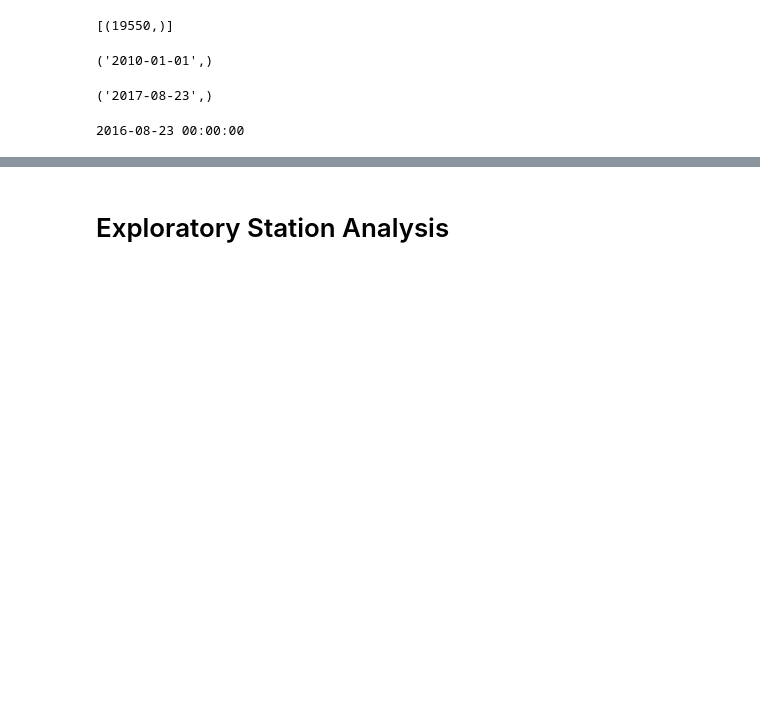
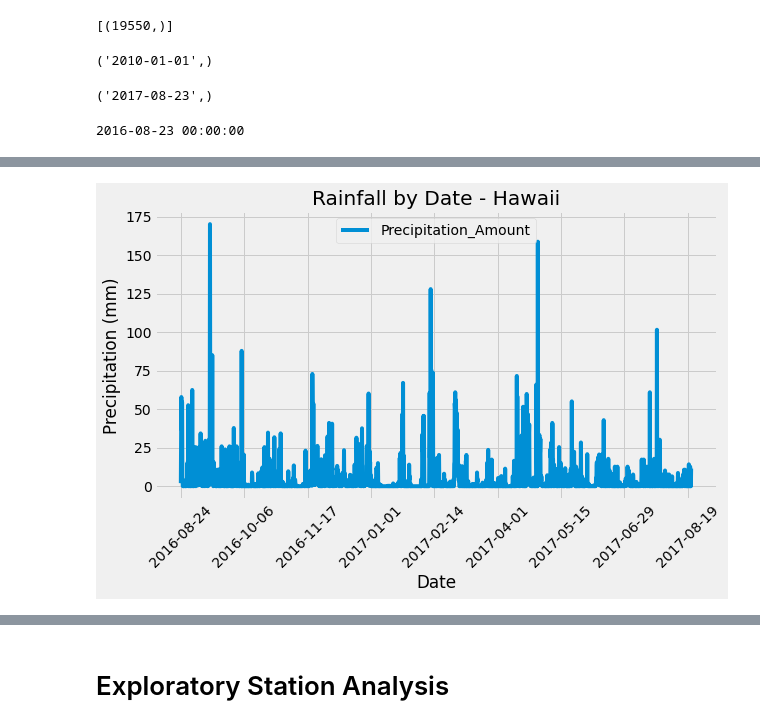
Before and after one commit to shanCH3n/sqlalchemy-challenge, a Jupyter notebook: SurfsUp/climate_analysis.ipynb, the cells around one changed output, grey strips where cells are left out. Drawn from its saved outputs; the diff is of its cells as text; code cells hidden in the pictures; blank space fills up the shorter version.

Commit message:
Completed climate analysis

```diff
--- a/SurfsUp/climate_analysis.ipynb
+++ b/SurfsUp/climate_analysis.ipynb
@@ -128,12 +128,12 @@ sel = [Measurement.date, Measurement.prcp]
 pastyear_precip = session.query(*sel).filter(Measurement.date >= query_date).all()
 # %%
 # Save the query results as a Pandas DataFrame and set the index to the date column
-prcp_df = pd.DataFrame(pastyear_precip).set_index()
+# Rename prcp column
+# Sort the dataframe by date
 
-# Rename prcp column
-prcp_df = prcp_df.rename(columns={'prcp':'precipitation'})
-
-# Sort the dataframe by date
-prcp_df = prcp_df.sort_values(by='date').dropna()
+prcp_df = pd.DataFrame(pastyear_precip, columns=['Date', 'Precipitation_Amount'])
+prcp_df = prcp_df.dropna(how='any')
+prcp_df = prcp_df.sort_values(['Date'], ascending=True)
+prcp_df = prcp_df.set_index('Date')
 prcp_df.head()
 # %% [output]
@@ -141 +147,10 @@ KeyError: 'date'
+# %%
+# Use Pandas Plotting with Matplotlib to plot the data
+ax = prcp_df.plot(rot=45, title = "Rainfall by Date - Hawaii",figsize=(9,6))
+plt.ylabel("Precipitation (mm)")
+plt.tight_layout()
+plt.show()
+ax.figure.savefig('Precipitation Analysis_Hawaii.png')
+# %% [output]
+[figure, added]
 # %%
```
Also changed, not shown: parts of 10 cells of this notebook, 2 other files.
